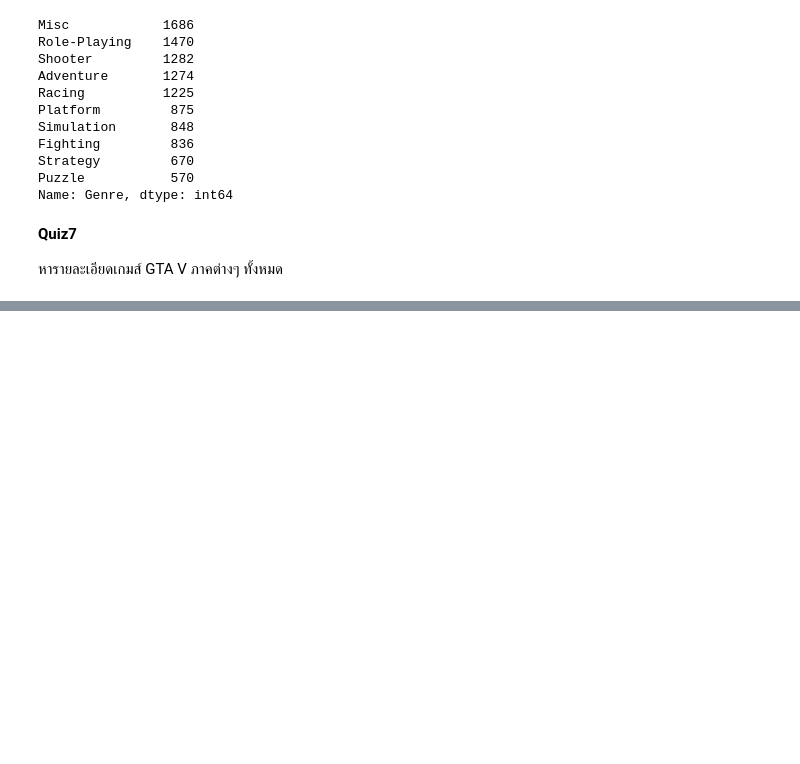
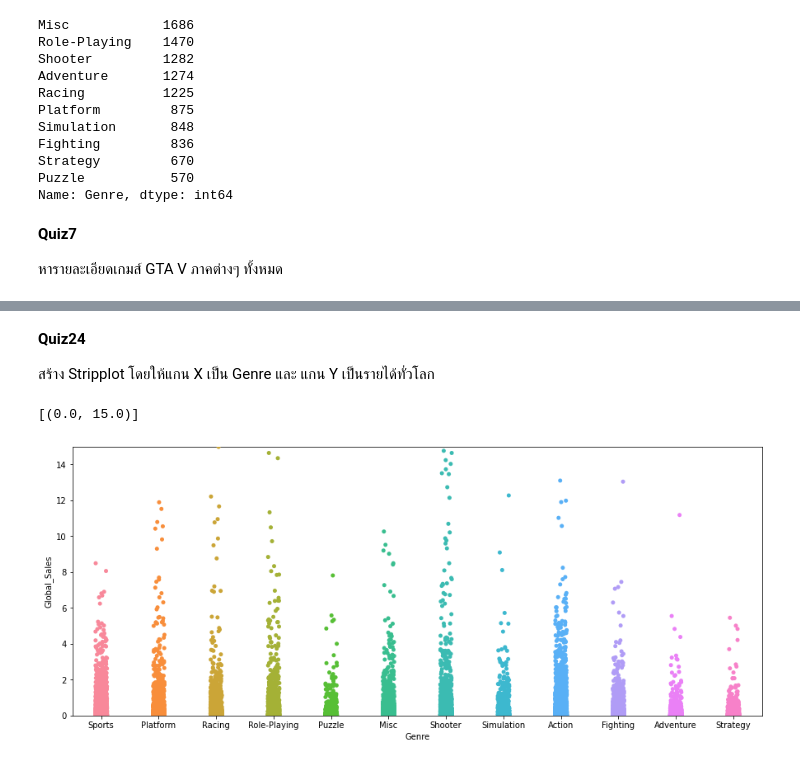
Before and after one commit to deen666/Homework_DataCamp2, a Jupyter notebook: PROJECT I – Capstone/PROJECT_I_–_Capstone_pt2.ipynb, the cells around one changed output, grey strips where cells are left out. Cells and saved outputs as stored; diff of their text form; code cells hidden in the pictures; blank space fills up the shorter version.

```diff
--- a/PROJECT I – Capstone/PROJECT_I_–_Capstone_pt2.ipynb
+++ b/PROJECT I – Capstone/PROJECT_I_–_Capstone_pt2.ipynb
@@ -243,0 +560,13 @@ df[df['Name']=='Grand Theft Auto V']
+# %% [markdown]
+**Quiz24**
+
+สร้าง Stripplot โดยให้แกน X เป็น Genre และ แกน Y เป็นรายได้ทั่วโลก
+# %%
+#Quiz24
+
+fig = plt.figure(figsize=(15,6))
+fig = sns.stripplot(x='Genre',y='Global_Sales',data=df)
+fig.set(ylim=(0,15))
+# %% [output]
+[(0.0, 15.0)]
+[figure, added]
```
Also changed, not shown: parts of 39 cells of this notebook.
